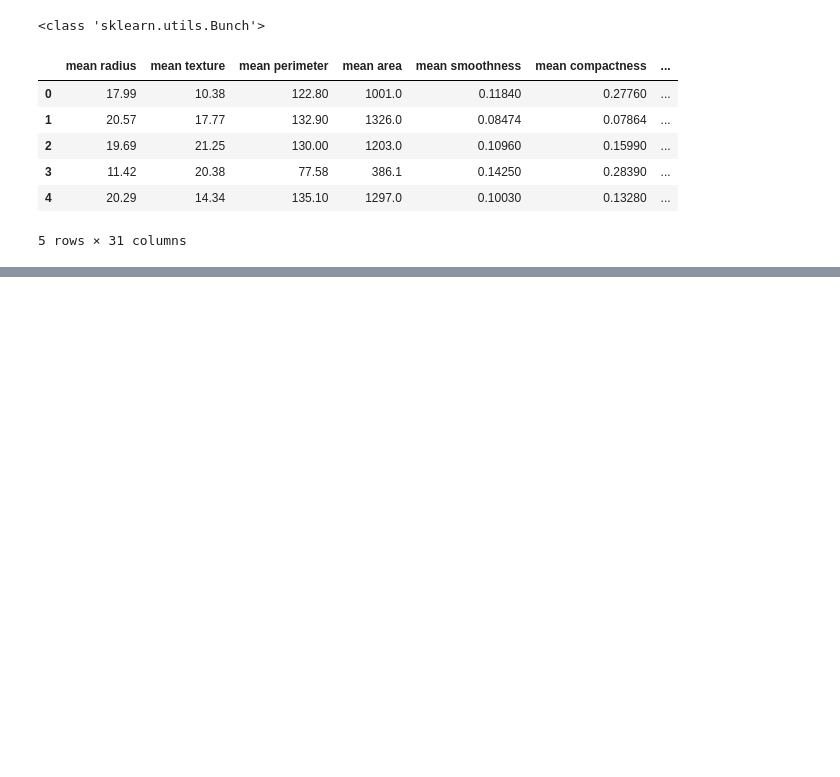
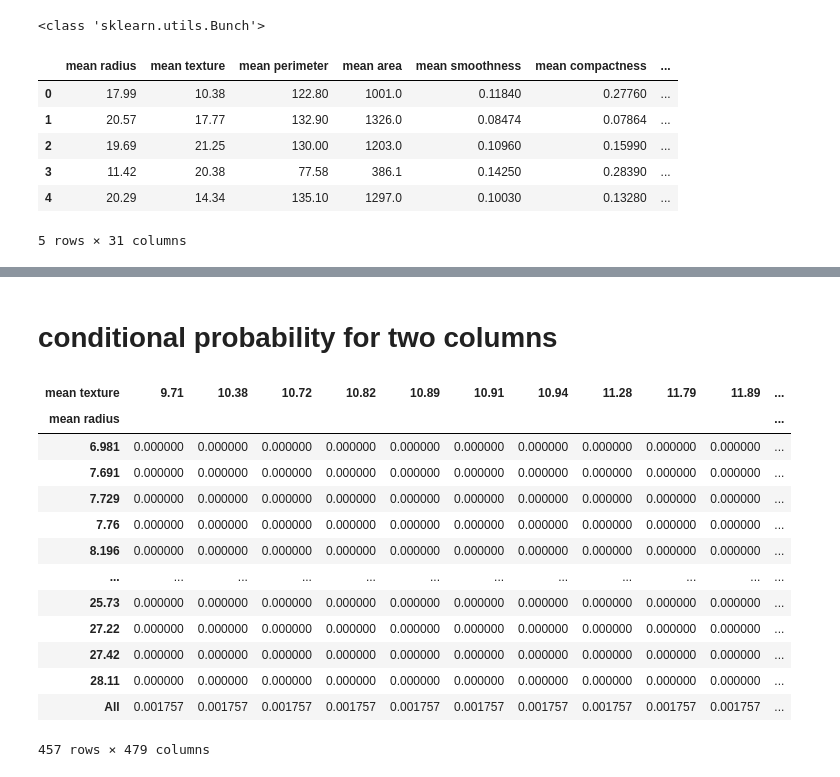
Before and after one commit to Deniz-shelby/Strive_Day1, a Jupyter notebook: M2/extra_ex/cond_prob_tab.ipynb, the cells around one changed output, grey strips where cells are left out. Drawn from its saved outputs; the diff is of its cells as text; code cells hidden in the pictures; blank space fills up the shorter version.

```diff
--- a/M2/extra_ex/cond_prob_tab.ipynb
+++ b/M2/extra_ex/cond_prob_tab.ipynb
@@ -134,0 +109,24 @@ Length: 480, dtype: float64
+# %% [markdown]
+# conditional probability for two columns
+# %%
+cp_radius_mean = pd.crosstab(index = df5['mean radius'], #Compute a simple cross tabulation of two (or more) factors.
+           columns = df5['mean texture'],
+           margins = True,   # add = subtotals
+           dropna = True,
+           normalize = 'index') #row normalizing so row sum is 1
+display(cp_radius_mean)
+# %% [output]
+| mean texture | 9.71 | 10.38 | 10.72 | 10.82 | 10.89 | 10.91 | 10.94 | 11.28 | 11.79 | 11.89 | ... |
+| mean radius |  |  |  |  |  |  |  |  |  |  | ... |
+| 6.981 | 0.000000 | 0.000000 | 0.000000 | 0.000000 | 0.000000 | 0.000000 | 0.000000 | 0.000000 | 0.000000 | 0.000000 | ... |
+| 7.691 | 0.000000 | 0.000000 | 0.000000 | 0.000000 | 0.000000 | 0.000000 | 0.000000 | 0.000000 | 0.000000 | 0.000000 | ... |
+| 7.729 | 0.000000 | 0.000000 | 0.000000 | 0.000000 | 0.000000 | 0.000000 | 0.000000 | 0.000000 | 0.000000 | 0.000000 | ... |
+| 7.76 | 0.000000 | 0.000000 | 0.000000 | 0.000000 | 0.000000 | 0.000000 | 0.000000 | 0.000000 | 0.000000 | 0.000000 | ... |
+| 8.196 | 0.000000 | 0.000000 | 0.000000 | 0.000000 | 0.000000 | 0.000000 | 0.000000 | 0.000000 | 0.000000 | 0.000000 | ... |
+| ... | ... | ... | ... | ... | ... | ... | ... | ... | ... | ... | ... |
+| 25.73 | 0.000000 | 0.000000 | 0.000000 | 0.000000 | 0.000000 | 0.000000 | 0.000000 | 0.000000 | 0.000000 | 0.000000 | ... |
+| 27.22 | 0.000000 | 0.000000 | 0.000000 | 0.000000 | 0.000000 | 0.000000 | 0.000000 | 0.000000 | 0.000000 | 0.000000 | ... |
+| 27.42 | 0.000000 | 0.000000 | 0.000000 | 0.000000 | 0.000000 | 0.000000 | 0.000000 | 0.000000 | 0.000000 | 0.000000 | ... |
+| 28.11 | 0.000000 | 0.000000 | 0.000000 | 0.000000 | 0.000000 | 0.000000 | 0.000000 | 0.000000 | 0.000000 | 0.000000 | ... |
+| All | 0.001757 | 0.001757 | 0.001757 | 0.001757 | 0.001757 | 0.001757 | 0.001757 | 0.001757 | 0.001757 | 0.001757 | ... |
+457 rows × 479 columns
```
Also changed, not shown: parts of 18 cells of this notebook.
